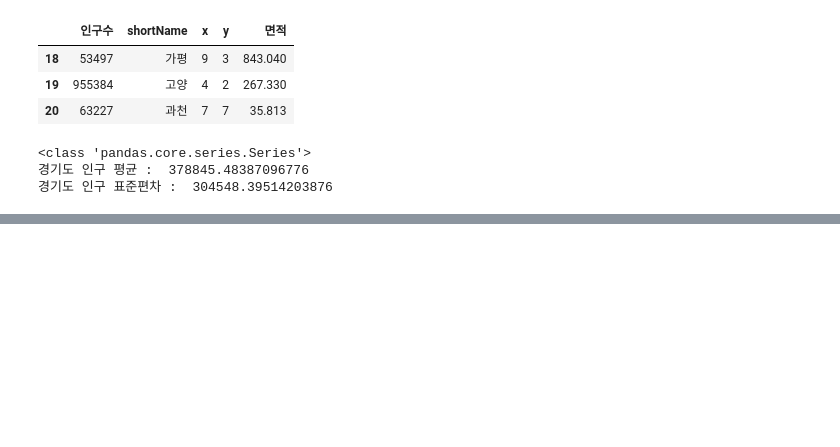
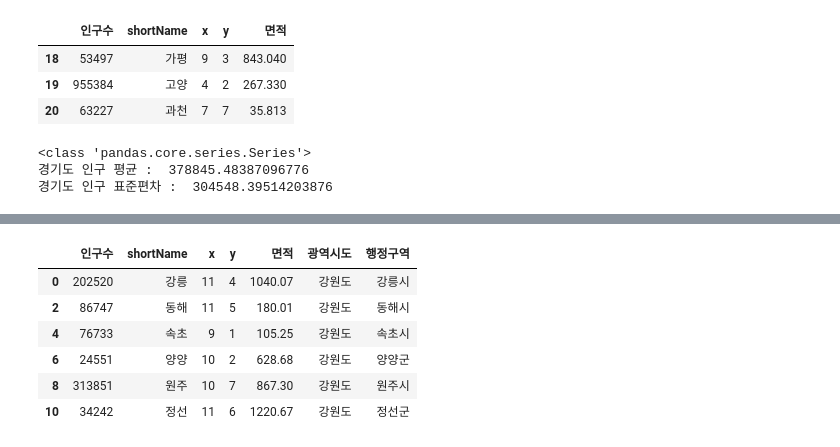
Before and after one commit to vega2k/kosta_webscraping, a Jupyter notebook: 04.행정구역정보분석_시각화.ipynb, the cells around one changed output, grey strips where cells are left out. Drawn from its saved outputs; the diff is of its cells as text; code cells hidden in the pictures; blank space fills up the shorter version.

```diff
--- a/04.행정구역정보분석_시각화.ipynb
+++ b/04.행정구역정보분석_시각화.ipynb
@@ -150,0 +172,10 @@ print('경기도 인구 표준편차 : ', data.loc[data['광역시도'] == '경
+# %%
+data.loc[0:10:2,'인구수':'행정구역']
+# %% [output]
+|  | 인구수 | shortName | x | y | 면적 | 광역시도 | 행정구역 |
+| 0 | 202520 | 강릉 | 11 | 4 | 1040.07 | 강원도 | 강릉시 |
+| 2 | 86747 | 동해 | 11 | 5 | 180.01 | 강원도 | 동해시 |
+| 4 | 76733 | 속초 | 9 | 1 | 105.25 | 강원도 | 속초시 |
+| 6 | 24551 | 양양 | 10 | 2 | 628.68 | 강원도 | 양양군 |
+| 8 | 313851 | 원주 | 10 | 7 | 867.30 | 강원도 | 원주시 |
+| 10 | 34242 | 정선 | 11 | 6 | 1220.67 | 강원도 | 정선군 |
```
Also changed, not shown: parts of 5 cells of this notebook.
